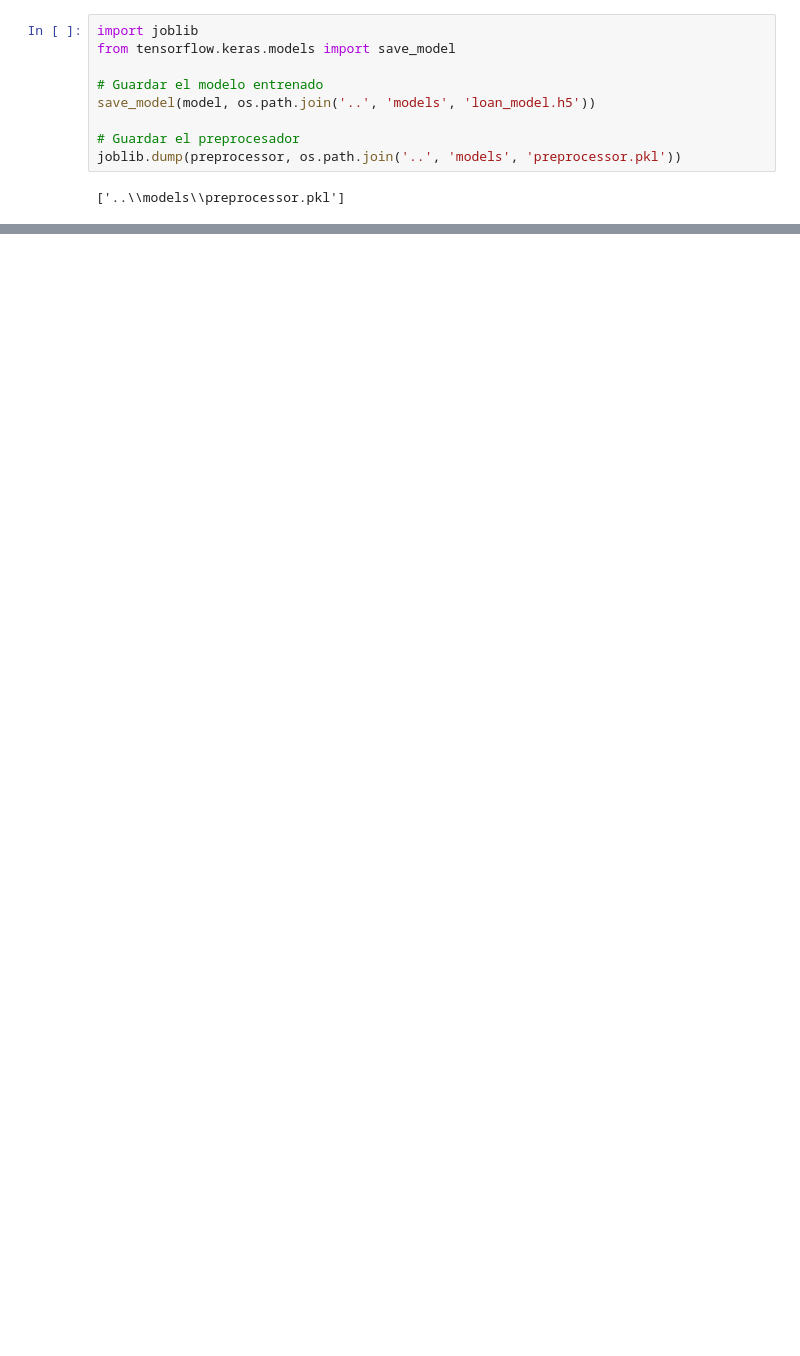
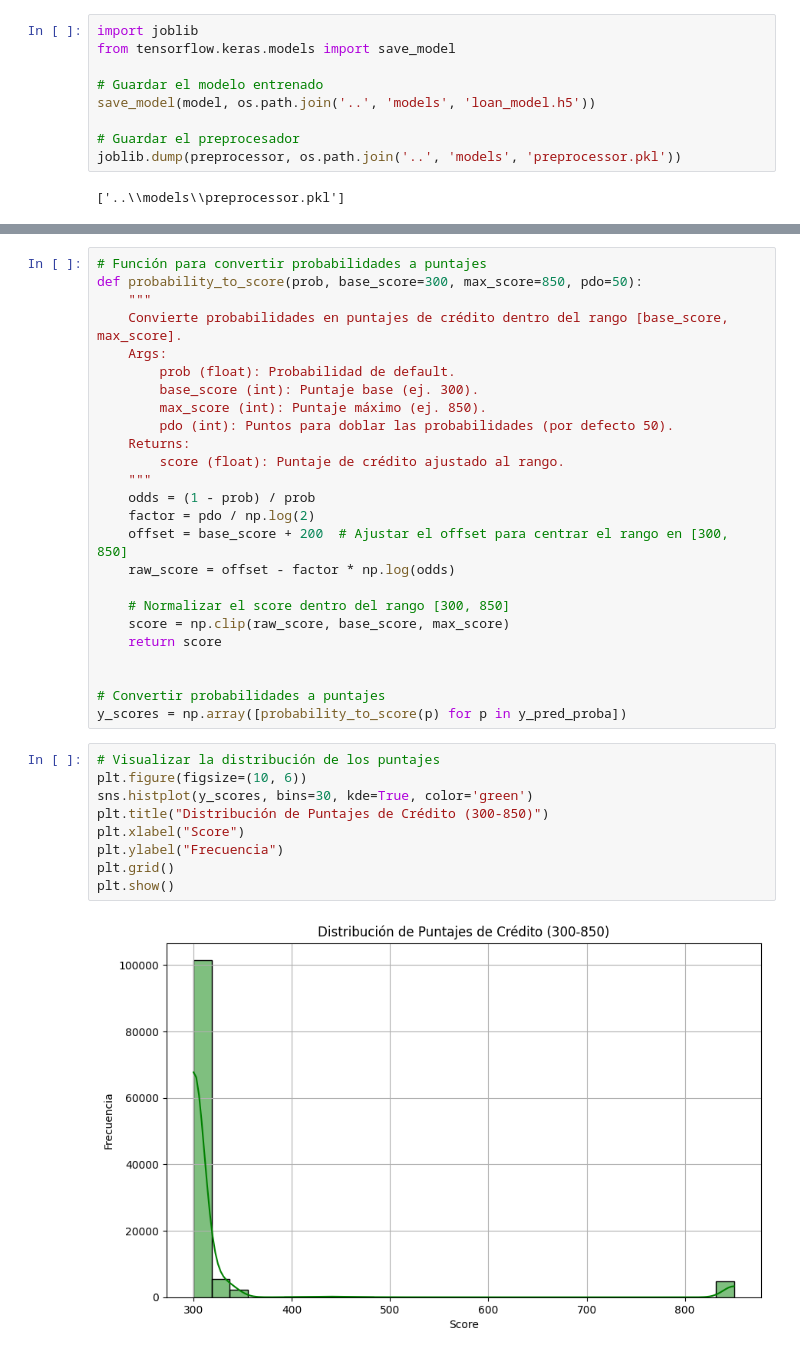
Before and after one commit to aleuse/rna_trabajo2_riesgo_crediticio, a Jupyter notebook: notebooks/2_modelado.ipynb, the cells around one changed output, grey strips where cells are left out. Saved outputs shown, nothing was run; the diff lists cells and outputs as text; blank space fills up the shorter version.

```diff
--- a/notebooks/2_modelado.ipynb
+++ b/notebooks/2_modelado.ipynb
@@ -173,0 +328,36 @@ joblib.dump(preprocessor, os.path.join('..', 'models', 'preprocessor.pkl'))
+# %%
+# Función para convertir probabilidades a puntajes
+def probability_to_score(prob, base_score=300, max_score=850, pdo=50):
+    """
+    Convierte probabilidades en puntajes de crédito dentro del rango [base_score, max_score].
+    Args:
+        prob (float): Probabilidad de default.
+        base_score (int): Puntaje base (ej. 300).
+        max_score (int): Puntaje máximo (ej. 850).
+        pdo (int): Puntos para doblar las probabilidades (por defecto 50).
+    Returns:
+        score (float): Puntaje de crédito ajustado al rango.
+    """
+    odds = (1 - prob) / prob
+    factor = pdo / np.log(2)
+    offset = base_score + 200  # Ajustar el offset para centrar el rango en [300, 850]
+    raw_score = offset - factor * np.log(odds)
+
+    # Normalizar el score dentro del rango [300, 850]
+    score = np.clip(raw_score, base_score, max_score)
+    return score
+
+
+# Convertir probabilidades a puntajes
+y_scores = np.array([probability_to_score(p) for p in y_pred_proba])
+# %%
+# Visualizar la distribución de los puntajes
+plt.figure(figsize=(10, 6))
+sns.histplot(y_scores, bins=30, kde=True, color='green')
+plt.title("Distribución de Puntajes de Crédito (300-850)")
+plt.xlabel("Score")
+plt.ylabel("Frecuencia")
+plt.grid()
+plt.show()
+# %% [output]
+[figure, added]
```
Also changed, not shown: parts of 17 cells of this notebook, 3 other files.
